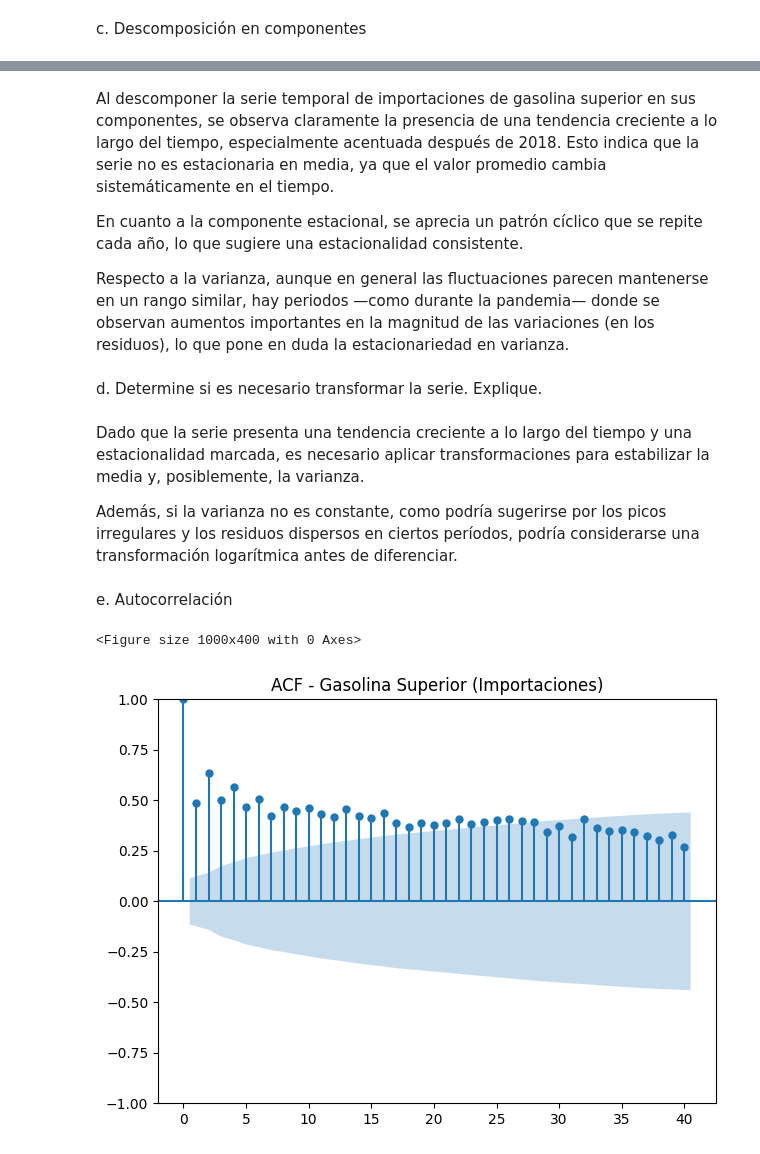
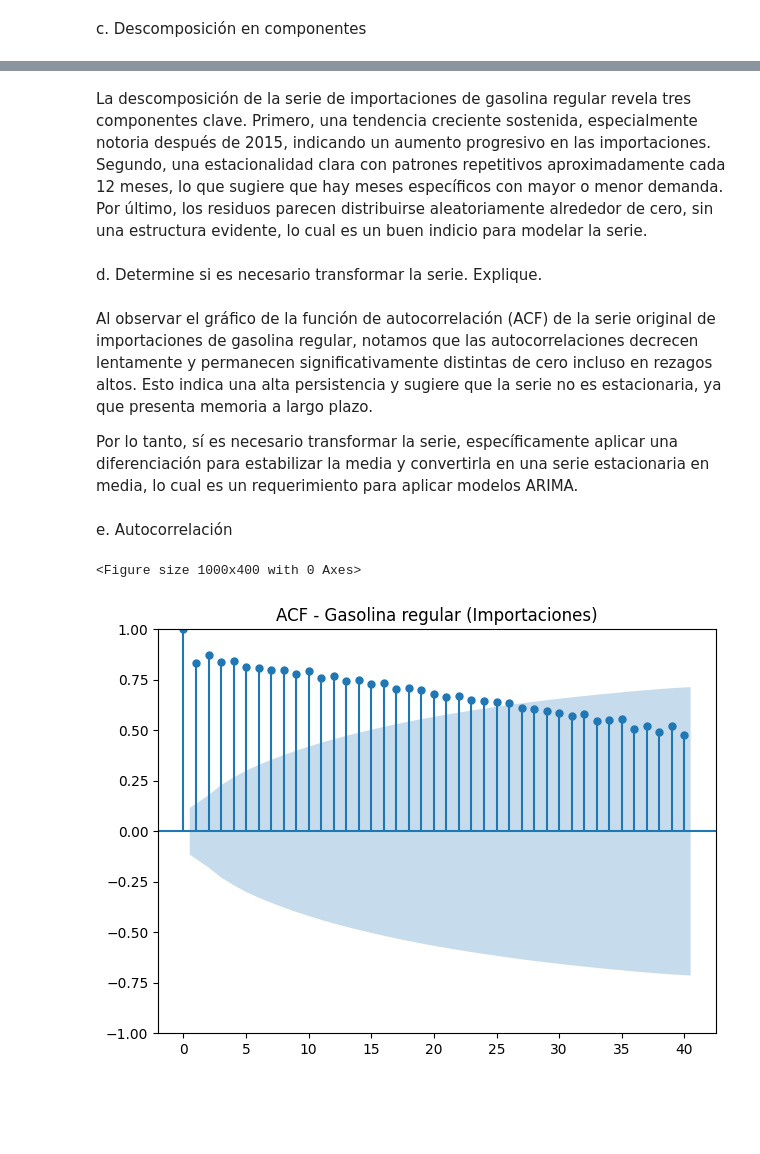
Before and after one commit to michellemej22596/Laboratorio-01-Series-de-Tiempo, a Jupyter notebook: RegularImportacion.ipynb, the cells around one changed output, grey strips where cells are left out. Saved outputs shown, nothing was run; the diff lists cells and outputs as text; code cells hidden in the pictures; blank space fills up the shorter version.

Commit message:
Regular Importacion

```diff
--- a/RegularImportacion.ipynb
+++ b/RegularImportacion.ipynb
@@ -6,7 +6,7 @@ df_import = pd.read_excel("Importacion.xlsx")
 df_import["Fecha"] = pd.to_datetime(df_import["Fecha"])
 
 
-serie_super = df_import[["Fecha", "Gasolina superior"]].dropna()
+serie_super = df_import[["Fecha", "Gasolina regular"]].dropna()
 serie_super.set_index("Fecha", inplace=True)
 
 
@@ -54,26 +54,22 @@ plt.show()
 # %% [markdown]
-Al descomponer la serie temporal de importaciones de gasolina superior en sus componentes, se observa claramente la presencia de una tendencia creciente a lo largo del tiempo, especialmente acentuada después de 2018. Esto indica que la serie no es estacionaria en media, ya que el valor promedio cambia sistemáticamente en el tiempo.
-
-En cuanto a la componente estacional, se aprecia un patrón cíclico que se repite cada año, lo que sugiere una estacionalidad consistente.
-
-Respecto a la varianza, aunque en general las fluctuaciones parecen mantenerse en un rango similar, hay periodos —como durante la pandemia— donde se observan aumentos importantes en la magnitud de las variaciones (en los residuos), lo que pone en duda la estacionariedad en varianza.
+La descomposición de la serie de importaciones de gasolina regular revela tres componentes clave. Primero, una tendencia creciente sostenida, especialmente notoria después de 2015, indicando un aumento progresivo en las importaciones. Segundo, una estacionalidad clara con patrones repetitivos aproximadamente cada 12 meses, lo que sugiere que hay meses específicos con mayor o menor demanda. Por último, los residuos parecen distribuirse aleatoriamente alrededor de cero, sin una estructura evidente, lo cual es un buen indicio para modelar la serie.
 # %% [markdown]
 d. Determine si es necesario transformar la serie. Explique.
 # %% [markdown]
-Dado que la serie presenta una tendencia creciente a lo largo del tiempo y una estacionalidad marcada, es necesario aplicar transformaciones para estabilizar la media y, posiblemente, la varianza.
+Al observar el gráfico de la función de autocorrelación (ACF) de la serie original de importaciones de gasolina regular, notamos que las autocorrelaciones decrecen lentamente y permanecen significativamente distintas de cero incluso en rezagos altos. Esto indica una alta persistencia y sugiere que la serie no es estacionaria, ya que presenta memoria a largo plazo.
 
-Además, si la varianza no es constante, como podría sugerirse por los picos irregulares y los residuos dispersos en ciertos períodos, podría considerarse una transformación logarítmica antes de diferenciar.
+Por lo tanto, sí es necesario transformar la serie, específicamente aplicar una diferenciación para estabilizar la media y convertirla en una serie estacionaria en media, lo cual es un requerimiento para aplicar modelos ARIMA.
 # %% [markdown]
 e. Autocorrelación
 # %%
 from statsmodels.graphics.tsaplots import plot_acf
 
 plt.figure(figsize=(10, 4))
 plot_acf(serie_super.dropna(), lags=40)
-plt.title("ACF - Gasolina Superior (Importaciones)")
+plt.title("ACF - Gasolina regular (Importaciones)")
 plt.tight_layout()
 plt.show()
 # %% [output]
 <Figure size 1000x400 with 0 Axes>
-[figure, old version]
+[figure, new version]
 # %% [markdown]
```
Also changed, not shown: parts of 25 cells of this notebook.
